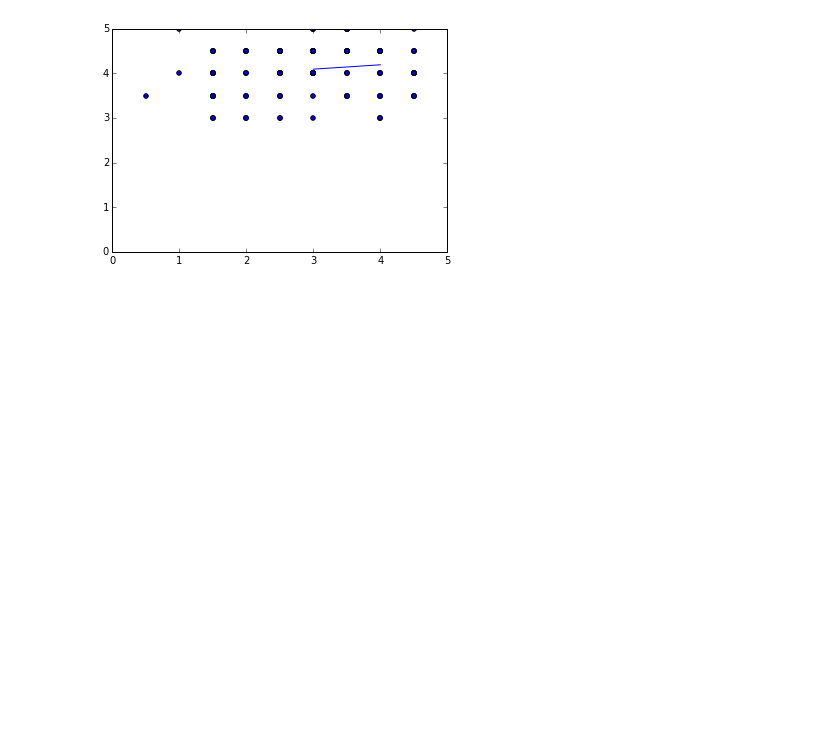
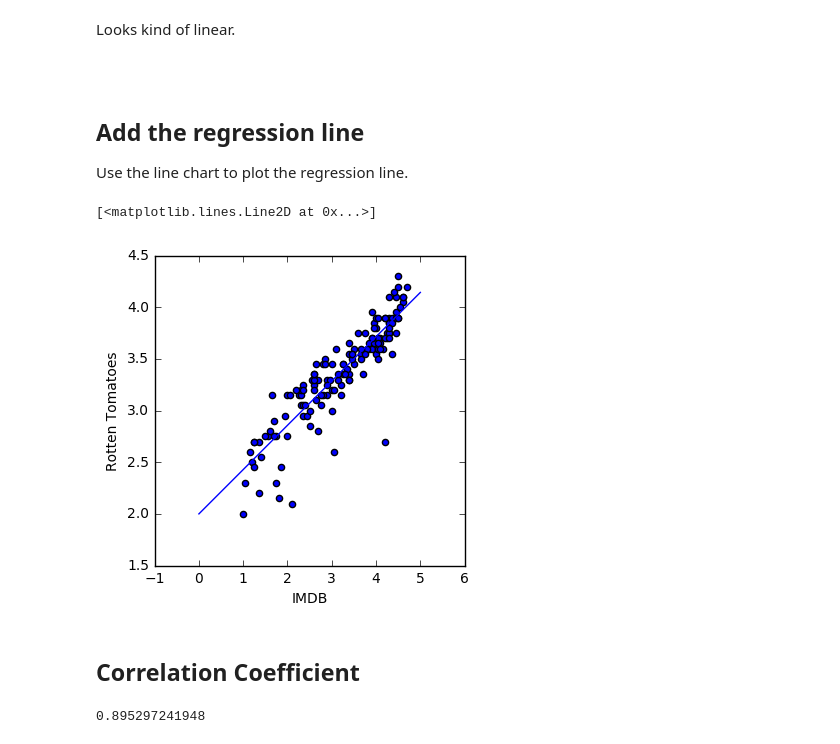
Before and after one commit to xuwenyihust/Movie-Reviews-Analysis, a Jupyter notebook: movie_reviews_analysis.ipynb, the cells around one changed output. Drawn from its saved outputs; the diff is of its cells as text; code cells hidden in the pictures; blank space fills up the shorter version.

```diff
--- a/movie_reviews_analysis.ipynb
+++ b/movie_reviews_analysis.ipynb
@@ -112,3 +0,0 @@ print(y)
-# %%
-x = (4.0 - intercept)/slope
-print(x)
@@ -116,0 +19,4 @@ print(x)
+# %%
+url = "https://raw.githubusercontent.com/fivethirtyeight/data/master/fandango/fandango_score_comparison.csv"
+reviews = pd.read_csv(url)
+reviews.head(3)
@@ -117,16 +136,31 @@ print(x)
+# %% [markdown]
+Looks kind of linear.
+
+<br/>
+# %% [markdown]
+## Add the regression line
+
+Use the line chart to plot the regression line.
+# %%
+slope, intercept, r_value, p_value, stderr_slope = linregress(reviews["RT_user_norm"], reviews["IMDB_norm"])
 # %%
 def predict(x):
     return x * slope + intercept
 # %%
-fig = plt.figure()
-ax = fig.add_subplot(1,1,1)
-ax.set(xlim=(0,5), ylim=(0,5))
-plt.scatter(fandango_score_comparison["Metacritic_norm_round"], fandango_score_comparison["Fandango_Stars"])
+plt.figure(figsize=(4,4))
+plt.scatter(reviews["RT_user_norm"], reviews["IMDB_norm"])
+plt.xlabel("IMDB")
+plt.ylabel("Rotten Tomatoes")
 
-x = [3.0, 4.0]
+x = [0.0, 1.0, 2.0, 3.0, 4.0, 5.0]
 y = [predict(i) for i in x]
 plt.plot(x,y)
-
-plt.show()
 # %% [output]
+[<matplotlib.lines.Line2D at 0x...>]
-[figure, old version]
+[figure, new version]
+# %% [markdown]
+## Correlation Coefficient
+# %%
+print(pearsonr(reviews["RT_user_norm"], reviews["IMDB_norm"])[0])
+# %% [output]
+0.895297241948
```
Also changed, not shown: parts of 36 cells of this notebook, 1 other file.
